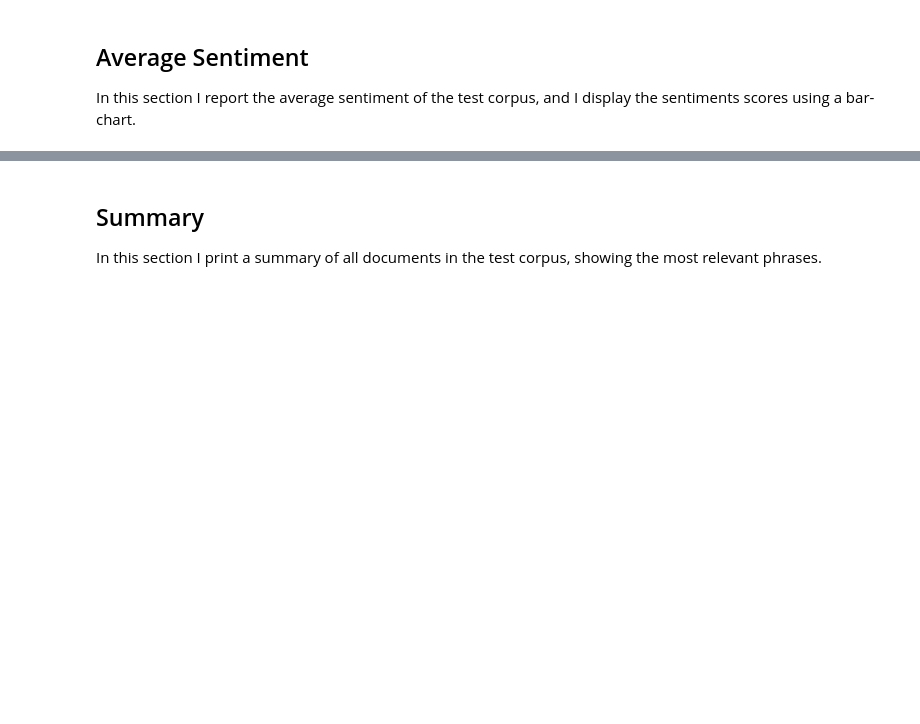
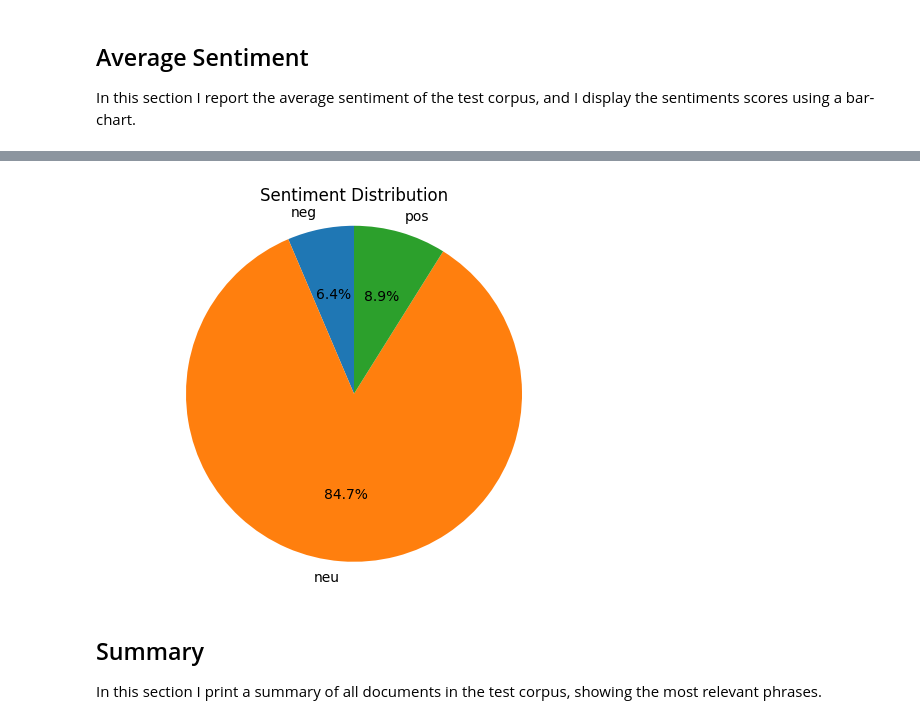
Before and after one commit to roberto98/Social-Media-Monitor, a Jupyter notebook: Social_Media_Tool.ipynb, the cells around one changed output, grey strips where cells are left out. Drawn from its saved outputs; the diff is of its cells as text; code cells hidden in the pictures; blank space fills up the shorter version.

```diff
--- a/Social_Media_Tool.ipynb
+++ b/Social_Media_Tool.ipynb
@@ -688,17 +953,19 @@ visualize_sentiment(merged_text_sentiment)
 # %%
 def plot_sentiment_pie_chart(sentiment_scores):
     # Extract sentiment labels and scores
     labels, scores = zip(*sentiment_scores.items())
 
     # Create a pie chart
     plt.pie(scores[:-1], labels=labels[:-1], autopct='%1.1f%%', startangle=90)
     plt.axis('equal')  # Equal aspect ratio ensures that pie is drawn as a circle.
     plt.title('Sentiment Distribution')
 
     # Show the pie chart
     plt.show()
 
-plot_sentiment_pie_chart(merged_text_sentiment)
+plot_sentiment_pie_chart(global_sentiment)
+# %% [output]
+[figure, added]
 # %% [markdown]
 ## Summary
 In this section I print a summary of all documents in the test corpus, showing the most relevant phrases.
```
Also changed, not shown: parts of 55 cells of this notebook, 2 other files.
